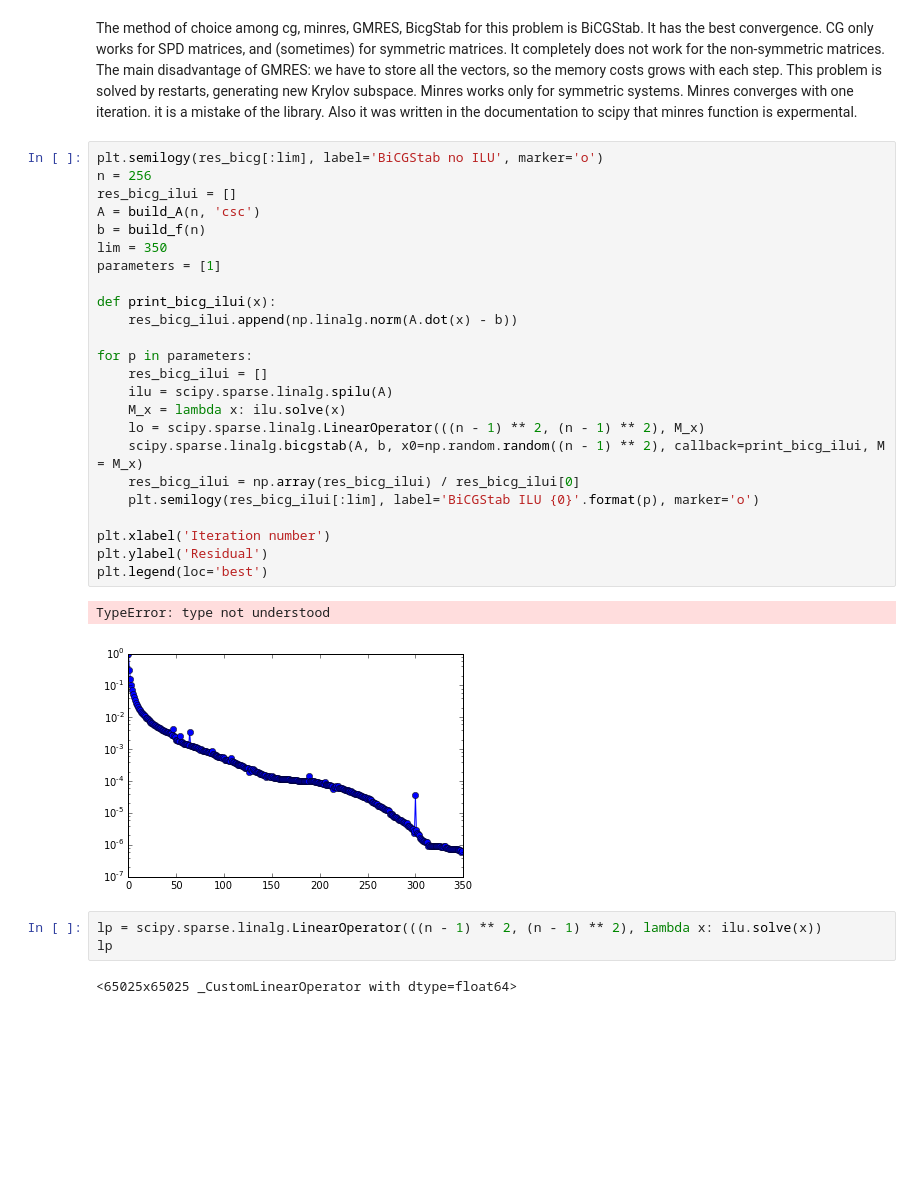
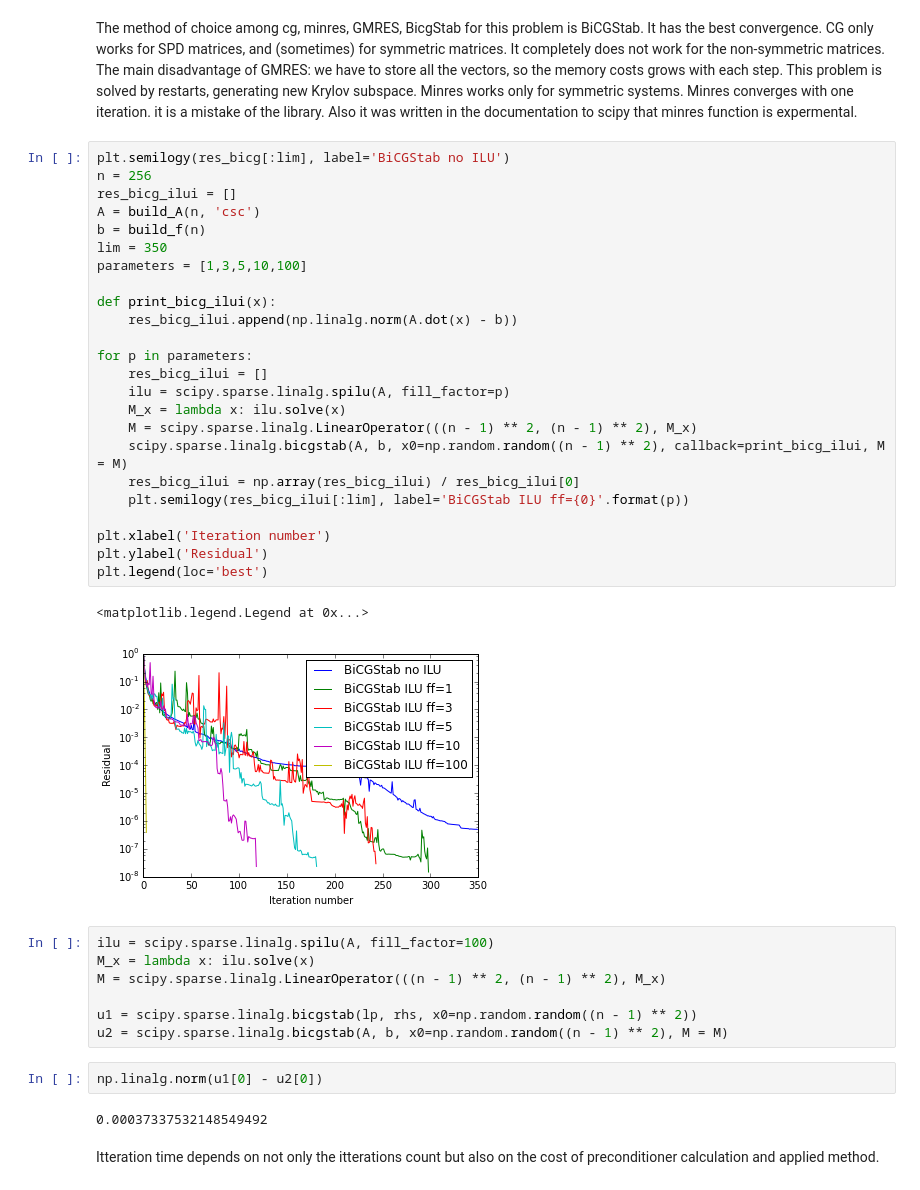
Before and after one commit to Aelphy/skoltech, a Jupyter notebook: numerical_linear_algebra/hw4/hw4.ipynb, the cells around one changed output. Saved outputs shown, nothing was run; the diff lists cells and outputs as text; blank space fills up the shorter version.

```diff
--- a/numerical_linear_algebra/hw4/hw4.ipynb
+++ b/numerical_linear_algebra/hw4/hw4.ipynb
@@ -170,37 +170,45 @@ plt.legend(loc='best')
 # %% [markdown]
 The method of choice among cg, minres, GMRES, BicgStab for this problem is BiCGStab. It has the best convergence. CG only works for SPD matrices, and (sometimes) for symmetric matrices. It completely does not work for the non-symmetric matrices. The main disadvantage of GMRES: we have to store all the vectors, so the memory costs grows with each step. This problem is solved by restarts, generating new Krylov subspace. Minres works only for symmetric systems. Minres converges with one iteration. it is a mistake of the library. Also it was written in the documentation to scipy that minres function is expermental.
 # %%
-plt.semilogy(res_bicg[:lim], label='BiCGStab no ILU', marker='o')
+plt.semilogy(res_bicg[:lim], label='BiCGStab no ILU')
 n = 256
 res_bicg_ilui = []
 A = build_A(n, 'csc')
 b = build_f(n)
 lim = 350
-parameters = [1]
+parameters = [1,3,5,10,100]
 
 def print_bicg_ilui(x):
     res_bicg_ilui.append(np.linalg.norm(A.dot(x) - b))
 
 for p in parameters:
     res_bicg_ilui = []
-    ilu = scipy.sparse.linalg.spilu(A)
+    ilu = scipy.sparse.linalg.spilu(A, fill_factor=p)
     M_x = lambda x: ilu.solve(x)
-    lo = scipy.sparse.linalg.LinearOperator(((n - 1) ** 2, (n - 1) ** 2), M_x)
-    scipy.sparse.linalg.bicgstab(A, b, x0=np.random.random((n - 1) ** 2), callback=print_bicg_ilui, M = M_x)
+    M = scipy.sparse.linalg.LinearOperator(((n - 1) ** 2, (n - 1) ** 2), M_x)
+    scipy.sparse.linalg.bicgstab(A, b, x0=np.random.random((n - 1) ** 2), callback=print_bicg_ilui, M = M)
     res_bicg_ilui = np.array(res_bicg_ilui) / res_bicg_ilui[0]
-    plt.semilogy(res_bicg_ilui[:lim], label='BiCGStab ILU {0}'.format(p), marker='o')
+    plt.semilogy(res_bicg_ilui[:lim], label='BiCGStab ILU ff={0}'.format(p))
 
 plt.xlabel('Iteration number')
 plt.ylabel('Residual')
 plt.legend(loc='best')
 # %% [output]
-TypeError: type not understood
+<matplotlib.legend.Legend at 0x...>
-[figure, old version]
+[figure, new version]
-# %%
-lp = scipy.sparse.linalg.LinearOperator(((n - 1) ** 2, (n - 1) ** 2), lambda x: ilu.solve(x))
-lp
-# %% [output]
-<65025x65025 _CustomLinearOperator with dtype=float64>
+# %%
+ilu = scipy.sparse.linalg.spilu(A, fill_factor=100)
+M_x = lambda x: ilu.solve(x)
+M = scipy.sparse.linalg.LinearOperator(((n - 1) ** 2, (n - 1) ** 2), M_x)
+
+u1 = scipy.sparse.linalg.bicgstab(lp, rhs, x0=np.random.random((n - 1) ** 2))
+u2 = scipy.sparse.linalg.bicgstab(A, b, x0=np.random.random((n - 1) ** 2), M = M)
+# %%
+np.linalg.norm(u1[0] - u2[0])
+# %% [output]
+0.00037337532148549492
+# %% [markdown]
+Itteration time depends on not only the itterations count but also on the cost of preconditioner calculation and applied method.
 # %% [markdown]
 ## Problem 2 Deconvolution (Structured matrices)
 
```
Also changed, not shown: parts of 8 cells of this notebook, 1 other file.
